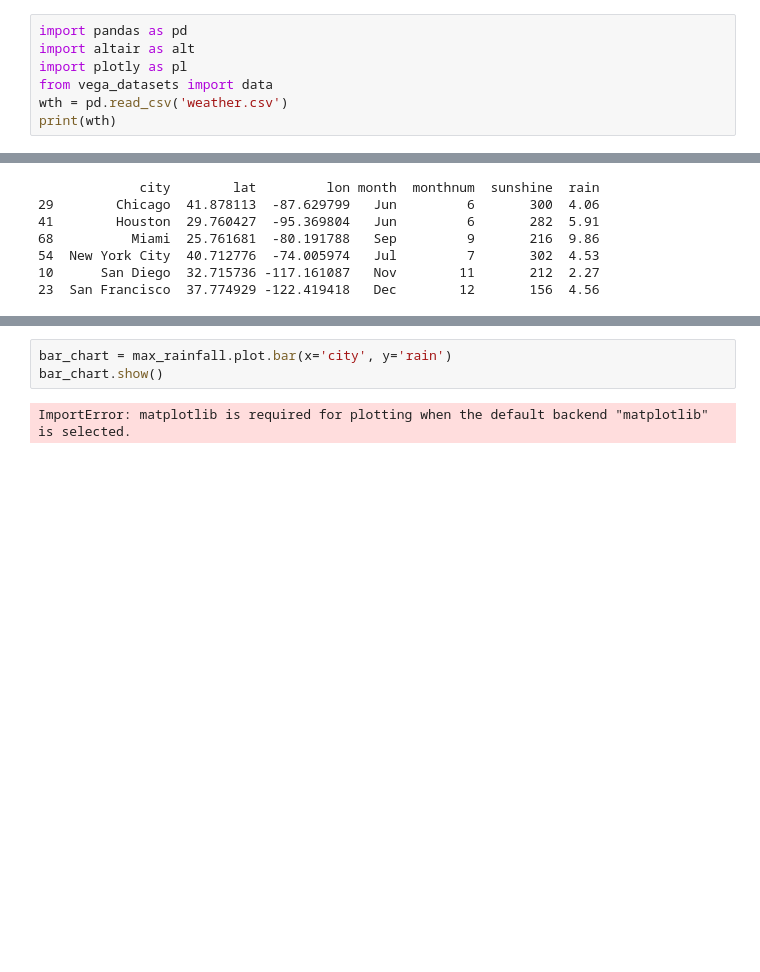
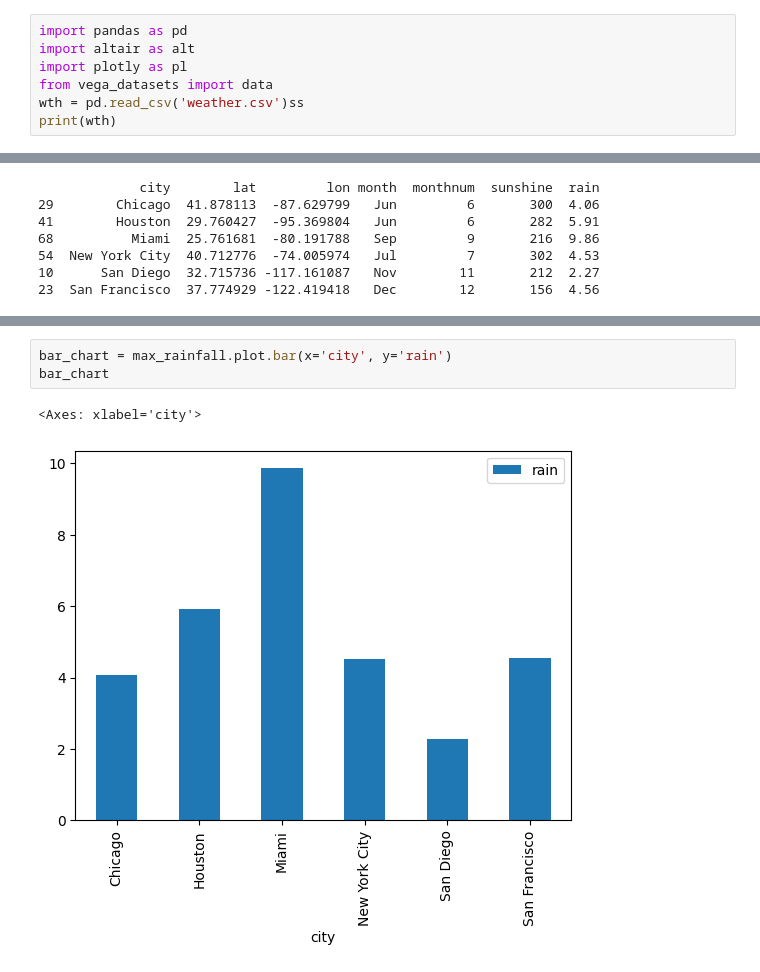
Before and after one commit to iamangeldi/dsc106_project1, a Jupyter notebook: project_1_checkpoint.ipynb, the cells around one changed output, grey strips where cells are left out. Drawn from its saved outputs; the diff is of its cells as text; blank space fills up the shorter version.

```diff
--- a/project_1_checkpoint.ipynb
+++ b/project_1_checkpoint.ipynb
@@ -5,7 +5,7 @@ import pandas as pd
 import altair as alt
 import plotly as pl
 from vega_datasets import data
-wth = pd.read_csv('weather.csv')
+wth = pd.read_csv('weather.csv')ss
 print(wth)
 # %% [output]
          city        lat         lon month  monthnum  sunshine  rain
@@ -57,6 +57,7 @@ background + chart
 [interactive output not drawn]
 # %%
 bar_chart = max_rainfall.plot.bar(x='city', y='rain')
-bar_chart.show()
+bar_chart
 # %% [output]
-ImportError: matplotlib is required for plotting when the default backend "matplotlib" is selected.
+<Axes: xlabel='city'>
+[figure, added]
```
Also changed, not shown: parts of 1 cell of this notebook.
